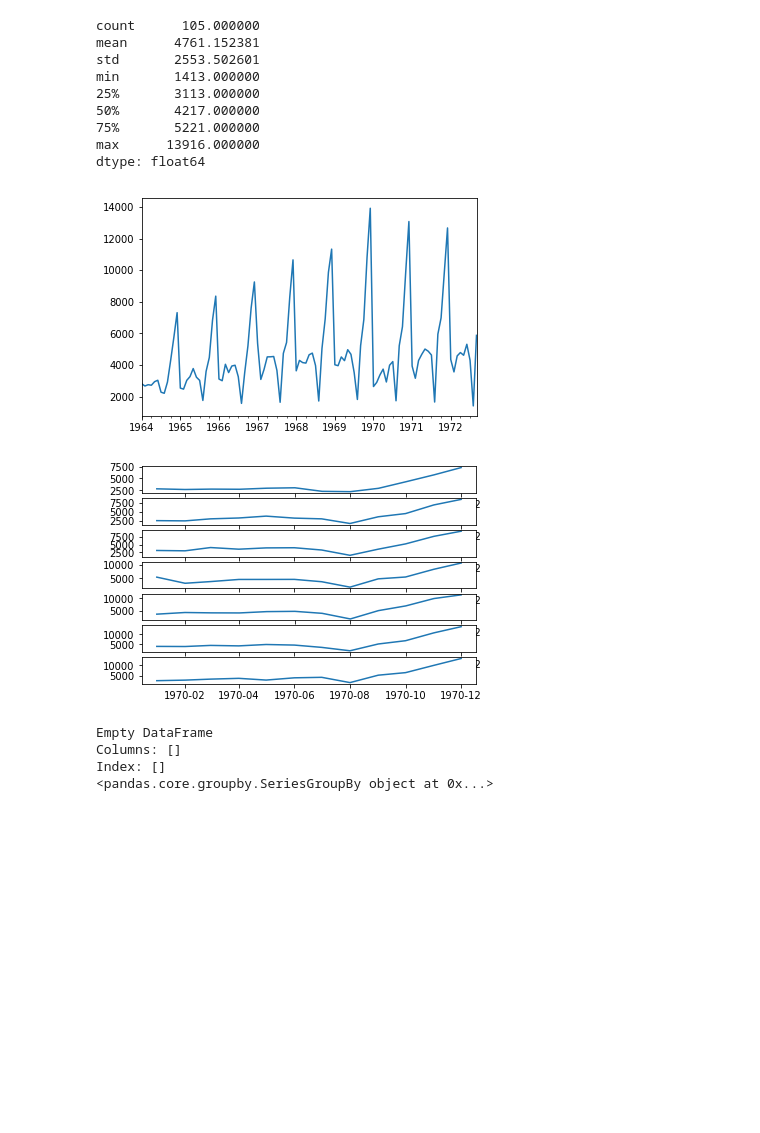
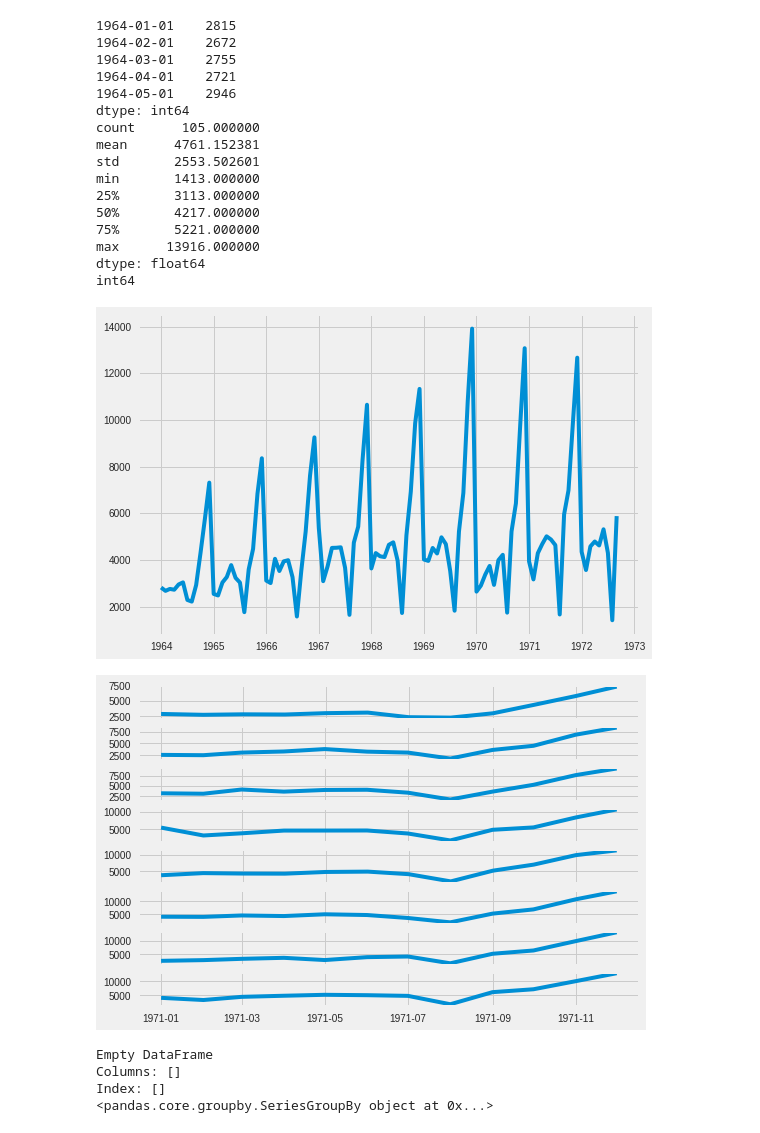
Before and after one commit to jaymahapatra/IST-718-Big-Data-Analytics-HW4, a Jupyter notebook: Sample Time Series_JM.ipynb, the cells around one changed output. Cells and saved outputs as stored; diff of their text form; code cells hidden in the pictures; blank space fills up the shorter version.

```diff
--- a/Sample Time Series_JM.ipynb
+++ b/Sample Time Series_JM.ipynb
@@ -1,13 +1,21 @@
 # %%
-jimport pandas as pd
+import pandas as pd
 from fbprophet import Prophet
 
 import matplotlib.pyplot as plt
 plt.style.use('fivethirtyeight')
 from pandas import Series
-series = Series.from_csv('data/champagne.csv')
+series = Series.from_csv('https://raw.githubusercontent.com/jaymahapatra/IST-718-Big-Data-Analytics-HW4/master/champagne.csv')
+print(series.head())
 print(series.describe())
+print(series.dtypes)
 # %% [output]
+1964-01-01    2815
+1964-02-01    2672
+1964-03-01    2755
+1964-04-01    2721
+1964-05-01    2946
+dtype: int64
 count      105.000000
 mean      4761.152381
 std       2553.502601
@@ -17,31 +25,33 @@ min       1413.000000
 75%       5221.000000
 max      13916.000000
 dtype: float64
+int64
 # %%
 from matplotlib import pyplot
 len(series)
 series.plot()
 pyplot.show()
 # %% [output]
-[figure, old version]
+[figure, new version]
 # %%
+#groupby to look at one year over the next
 from pandas import DataFrame
 from pandas import TimeGrouper
 
-groups = series['1964':'1970'].groupby(TimeGrouper('A'))
+groups = series['1964':'1971'].groupby(TimeGrouper('A'))
 years = DataFrame()
 pyplot.figure()
 i = 1
 n_groups = len(groups)
 for name, group in groups:
 	pyplot.subplot((n_groups*100) + 10 + i)
 	i += 1
 	pyplot.plot(group)
 pyplot.show()
 print(years)
 print(groups)
 # %% [output]
-[figure, old version]
+[figure, new version]
 Empty DataFrame
 Columns: []
 Index: []
```
Also changed, not shown: parts of 4 cells of this notebook.
